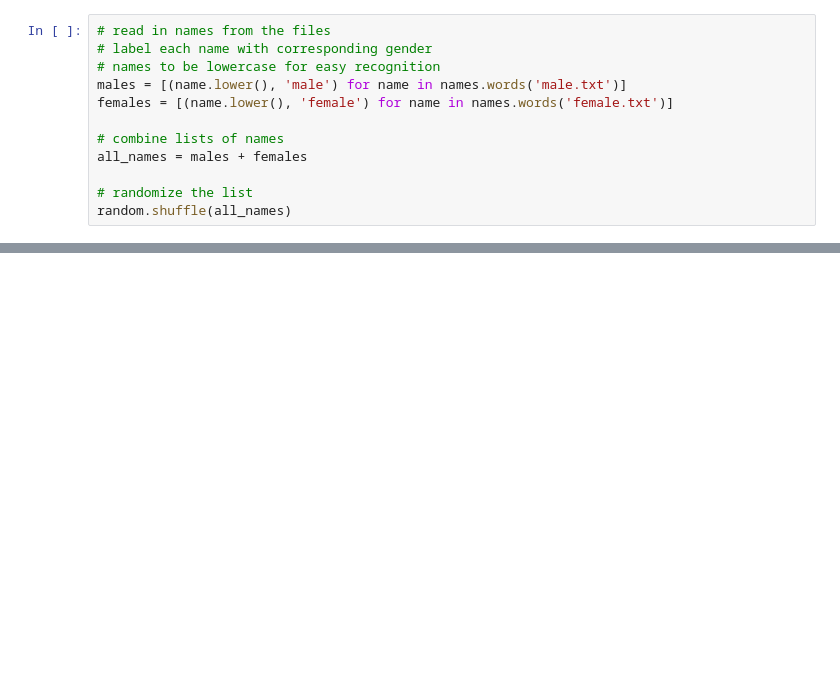
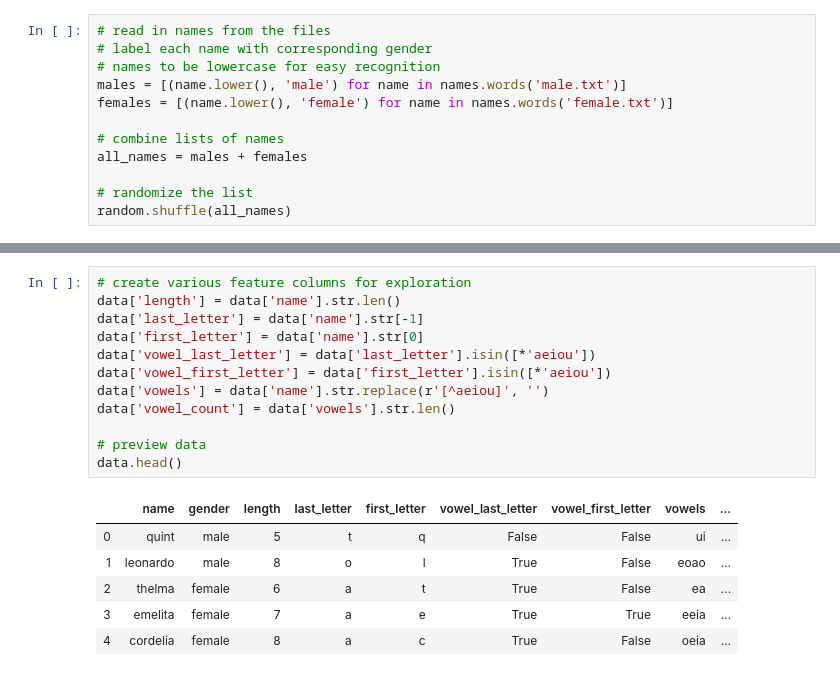
Before and after one commit to betsyrosalen/DATA620_Fall2019_Project3, a Jupyter notebook: project3.ipynb, the cells around one changed output, grey strips where cells are left out. Drawn from its saved outputs; the diff is of its cells as text; blank space fills up the shorter version.

```diff
--- a/project3.ipynb
+++ b/project3.ipynb
@@ -41,0 +63,19 @@ random.shuffle(all_names)
+# %%
+# create various feature columns for exploration
+data['length'] = data['name'].str.len()
+data['last_letter'] = data['name'].str[-1]
+data['first_letter'] = data['name'].str[0]
+data['vowel_last_letter'] = data['last_letter'].isin([*'aeiou'])
+data['vowel_first_letter'] = data['first_letter'].isin([*'aeiou'])
+data['vowels'] = data['name'].str.replace(r'[^aeiou]', '')
+data['vowel_count'] = data['vowels'].str.len()
+
+# preview data
+data.head()
+# %% [output]
+|  | name | gender | length | last_letter | first_letter | vowel_last_letter | vowel_first_letter | vowels | ... |
+| 0 | quint | male | 5 | t | q | False | False | ui | ... |
+| 1 | leonardo | male | 8 | o | l | True | False | eoao | ... |
+| 2 | thelma | female | 6 | a | t | True | False | ea | ... |
+| 3 | emelita | female | 7 | a | e | True | True | eeia | ... |
+| 4 | cordelia | female | 8 | a | c | True | False | oeia | ... |
```
Also changed, not shown: parts of 8 cells of this notebook.
